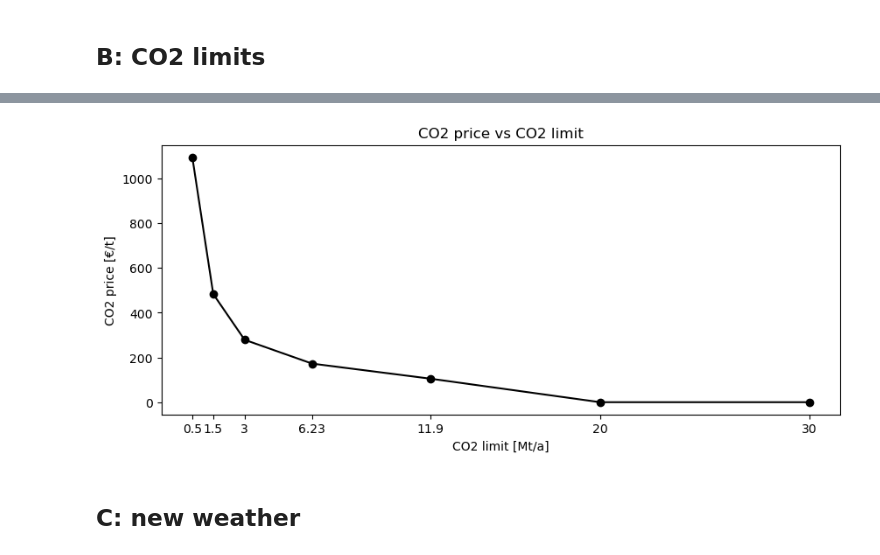
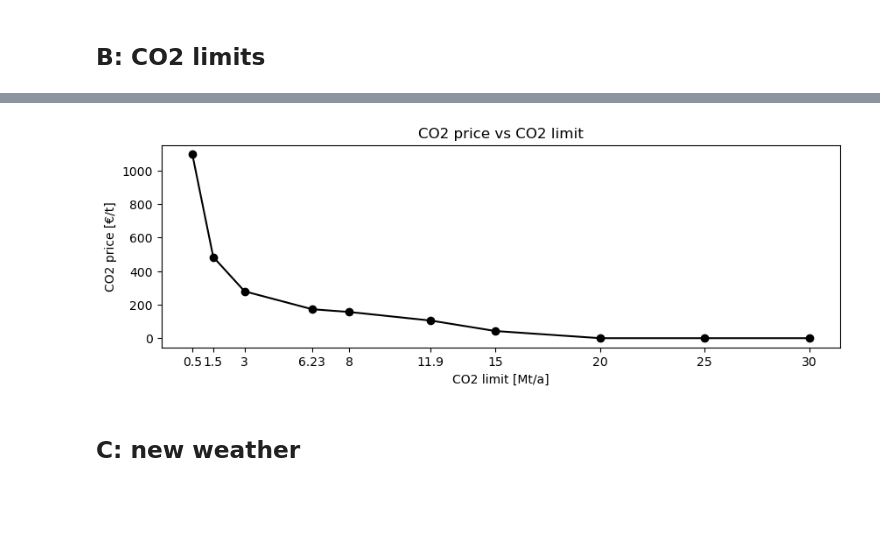
Before and after one commit to NicolineSimoneDTU/Integrated_Project, a Jupyter notebook: project.ipynb, the cells around one changed output, grey strips where cells are left out. Saved outputs shown, nothing was run; the diff lists cells and outputs as text; code cells hidden in the pictures; blank space fills up the shorter version.

```diff
--- a/project.ipynb
+++ b/project.ipynb
@@ -297,7 +298,7 @@ def system_cost(n):
     return tsc.droplevel(0).div(1e6)  # million €/a
 
 # Define the CO2 limits for sensitivity analysis and run the optimization for each limit
-co2Limits = [30, 20, 11.9, 6.23, 3, 1.5, 0.5]
+co2Limits = [30, 25, 20, 15, 11.9, 8, 6.23, 3, 1.5, 0.5]
 for co2 in co2Limits:
     network.global_constraints.loc["CO2Limit", "constant"] = co2 * 1e6 # MtCO2/a
 
@@ -366,14 +368,14 @@ plt.show()
 # %%
 # Plot CO2 price vs CO2 limit
-fig, ax = plt.subplots(1, 1, figsize=(10, 4))
+fig, ax = plt.subplots(1, 1, figsize=(10, 3))
 ax.plot(co2Limits, co2_price.values(), marker="o", color="black")
 ax.set_xticks(co2Limits, co2Limits)
 ax.set_xlabel("CO2 limit [Mt/a]")
 ax.set_ylabel("CO2 price [€/t]")
 ax.set_title("CO2 price vs CO2 limit")
 plt.show()
 # %% [output]
-[figure, old version]
+[figure, new version]
 # %% [markdown]
 ## C: new weather
 # %%
```
Also changed, not shown: parts of 4 cells of this notebook.
